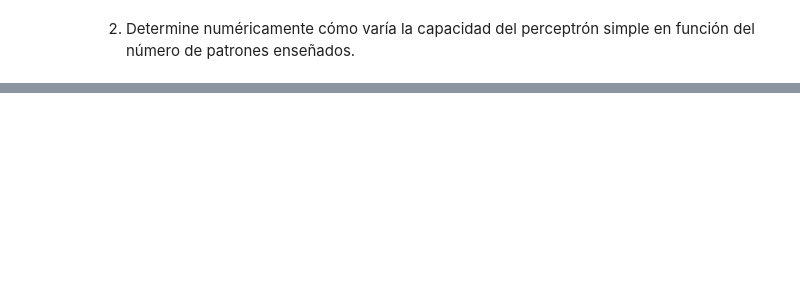
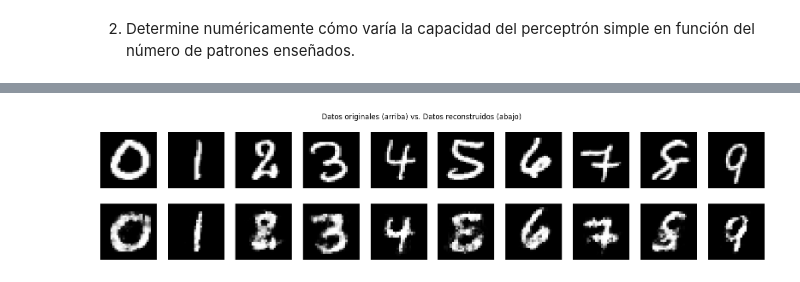
Before and after one commit to jstejman/Redes-Neuronales, a Jupyter notebook: tp2/tp2.ipynb, the cells around one changed output, grey strips where cells are left out. Drawn from its saved outputs; the diff is of its cells as text; code cells hidden in the pictures; blank space fills up the shorter version.

```diff
--- a/tp2/tp2.ipynb
+++ b/tp2/tp2.ipynb
@@ -398,0 +412,4 @@ mlp4.fit_with_graph_vs_test(vectores_train, y_train, vectores_test, y_test, min_
+# %%
+import scipy.io as sio
+datos_train = sio.loadmat('RBM/datosTrain.mat')["data"]/255
+datos_test = sio.loadmat('RBM/datosTest.mat')["data"]/255
@@ -398,0 +456,22 @@ mlp4.fit_with_graph_vs_test(vectores_train, y_train, vectores_test, y_test, min_
+# %%
+# Example usage
+rbm = RBM(visible_units=datos_train.shape[1], hidden_units=120, learning_rate=0.1, epochs=100)
+rbm.train(datos_train)
+
+# Reconstruct the test data
+reconstructed_data = rbm.reconstruct(datos_test)
+#print(reconstructed_data)
+# %%
+reconstructed_data = reconstructed_data.reshape(-1, 28, 28)
+fig, axes = plt.subplots(2, 10, figsize=(20, 4))
+for i in range(10):
+    axes[1, i].imshow(reconstructed_data[i*20], cmap='gray')
+    axes[1, i].axis('off')
+
+
+    axes[0, i].imshow(datos_test[i * 20].reshape(28, 28), cmap='gray')
+    axes[0, i].axis('off')
+fig.suptitle('Datos originales (arriba) vs. Datos reconstruidos (abajo)')
+plt.show()
+# %% [output]
+[figure, added]
```
Also changed, not shown: parts of 15 cells of this notebook, 7 other files.
